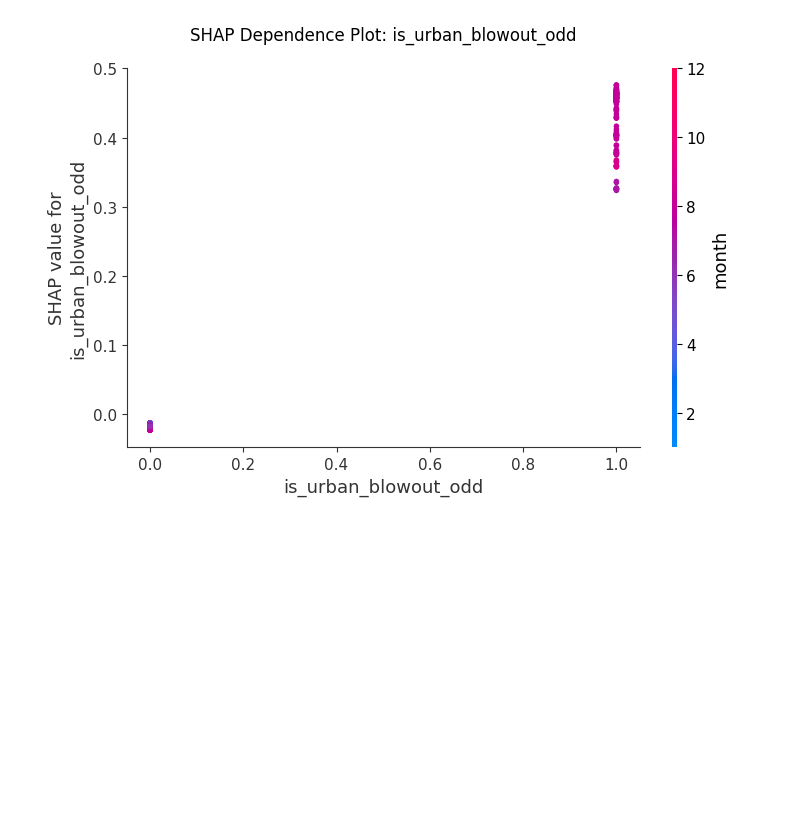
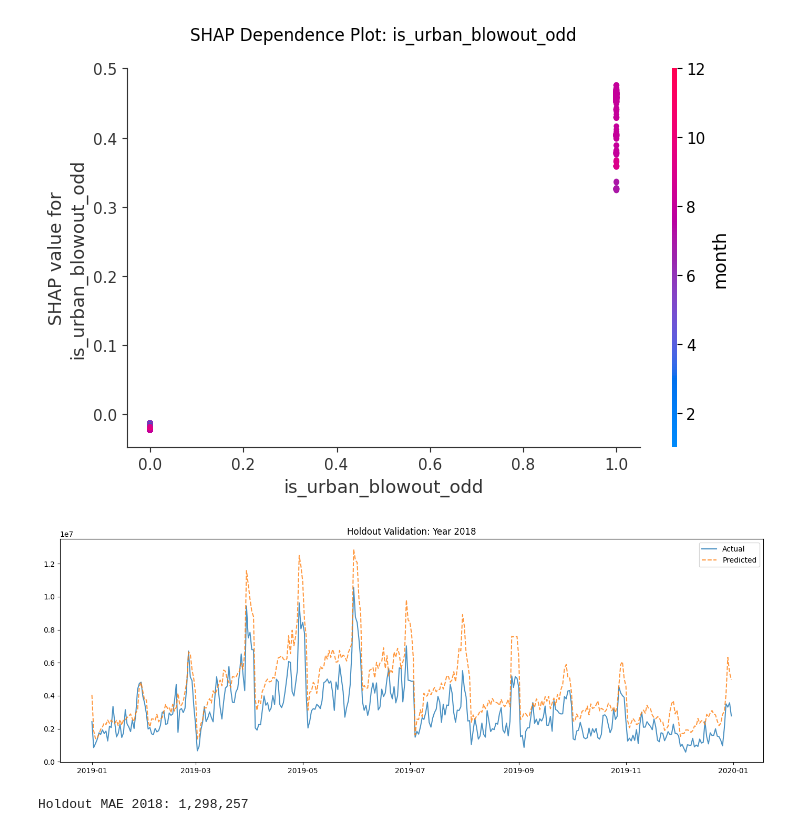
Before and after one commit to ngqtrung2217/datathon-2026, a Jupyter notebook: src/part3.ipynb, the cells around one changed output. Cells and saved outputs as stored; diff of their text form; code cells hidden in the pictures; blank space fills up the shorter version.

```diff
--- a/src/part3.ipynb
+++ b/src/part3.ipynb
@@ -223,3 +320,28 @@ plt.show()
 [figure]
 [figure]
 [figure]
+# %%
+# [Thêm cell] Validation: Forecast vs Actual trong năm 2018
+val_check = df_train[df_train['year'] == 2019].copy()
+base_train = df_train[df_train['year'] != 2019]
+
+q50_check = base_train.groupby(['month','day'])['Revenue'].median()
+val_check['pred'] = val_check.apply(
+    lambda r: q50_check.get((r['month'], r['day']), base_train['Revenue'].median()), axis=1
+)
+overall_med = val_check['pred'].median()
+val_check['pred'] = val_check['pred'] - 0.07 * (val_check['pred'] - overall_med)
+
+plt.figure(figsize=(14, 5))
+plt.plot(val_check['Date'], val_check['Revenue'], label='Actual', alpha=0.8)
+plt.plot(val_check['Date'], val_check['pred'], label='Predicted', linestyle='--', alpha=0.8)
+plt.title('Holdout Validation: Year 2018')
+plt.legend(); plt.tight_layout()
+plt.savefig('../output/chart/holdout_validation_2018.png', dpi=300)
+plt.show()
+
+mae_val = mean_absolute_error(val_check['Revenue'], val_check['pred'])
+print(f"Holdout MAE 2018: {mae_val:,.0f}")
+# %% [output]
+[figure, added]
+Holdout MAE 2018: 1,298,257
```
Also changed, not shown: parts of 5 cells of this notebook, 14 other files.
